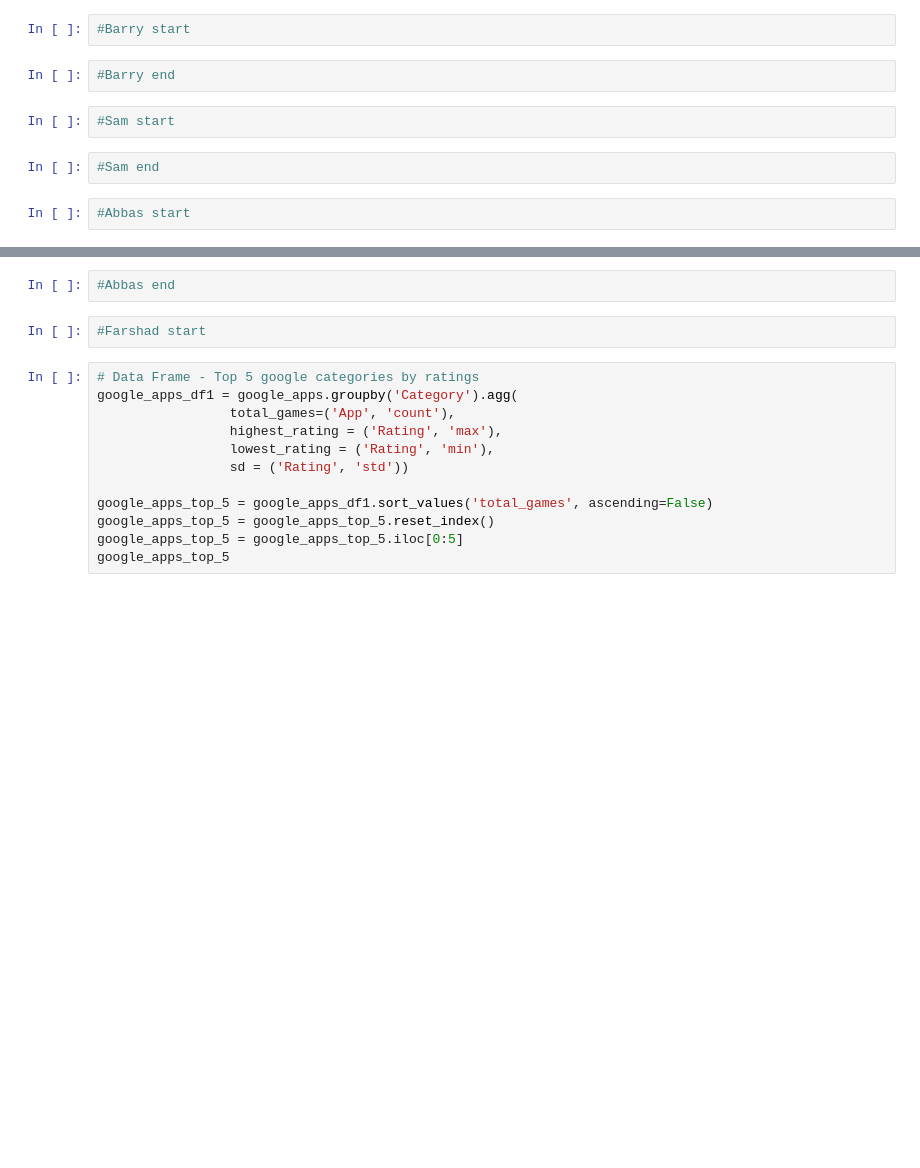
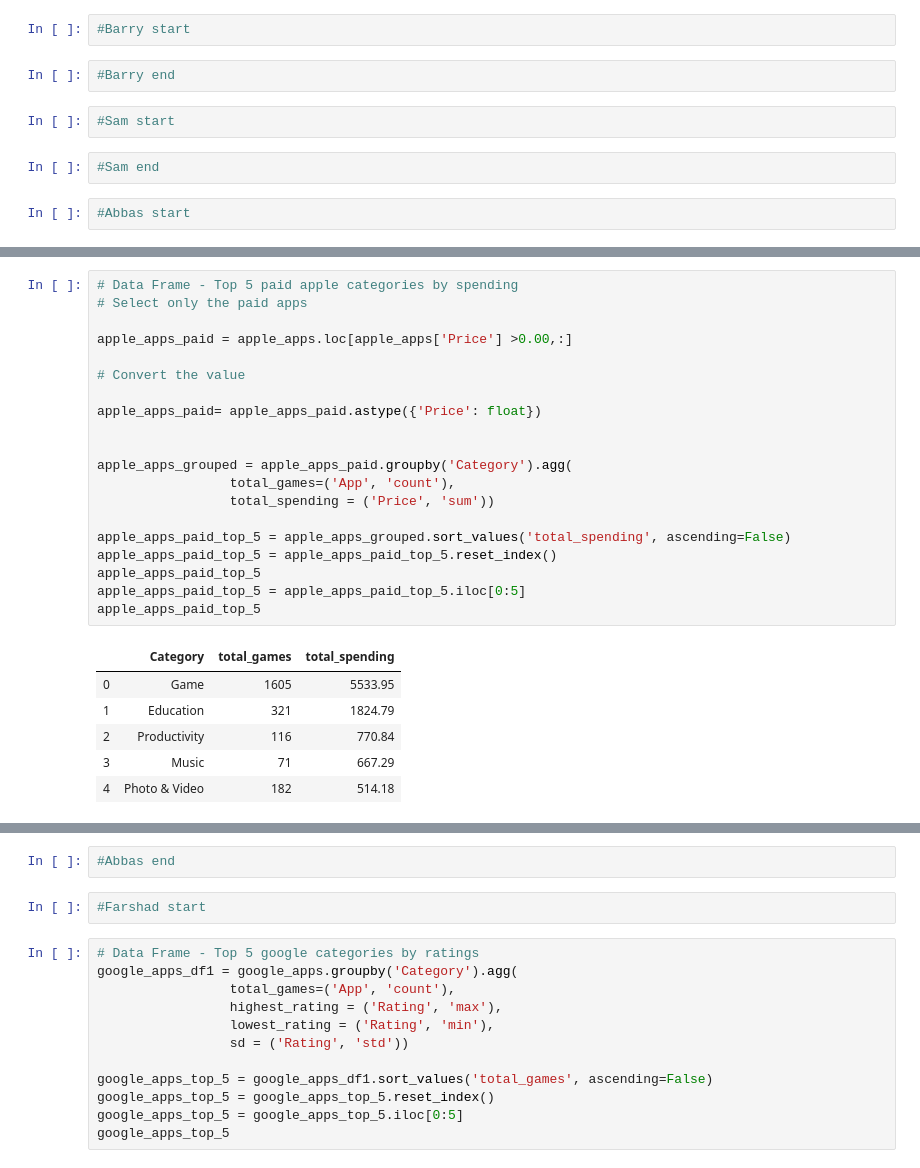
Before and after one commit to esnaaf1/project-one, a Jupyter notebook: TheAppTeamProject1.ipynb, the cells around one changed output, grey strips where cells are left out. Saved outputs shown, nothing was run; the diff lists cells and outputs as text; blank space fills up the shorter version.

```diff
--- a/TheAppTeamProject1.ipynb
+++ b/TheAppTeamProject1.ipynb
@@ -20,0 +86,27 @@ apple_apps= pd.read_csv("source/Apple_Apps_Clean.csv")
+# %%
+# Data Frame - Top 5 paid apple categories by spending
+# Select only the paid apps
+
+apple_apps_paid = apple_apps.loc[apple_apps['Price'] >0.00,:]
+
+# Convert the value
+
+apple_apps_paid= apple_apps_paid.astype({'Price': float})
+
+
+apple_apps_grouped = apple_apps_paid.groupby('Category').agg(
+                 total_games=('App', 'count'),
+                 total_spending = ('Price', 'sum'))
+
+apple_apps_paid_top_5 = apple_apps_grouped.sort_values('total_spending', ascending=False)
+apple_apps_paid_top_5 = apple_apps_paid_top_5.reset_index()
+apple_apps_paid_top_5
+apple_apps_paid_top_5 = apple_apps_paid_top_5.iloc[0:5]
+apple_apps_paid_top_5
+# %% [output]
+|  | Category | total_games | total_spending |
+| 0 | Game | 1605 | 5533.95 |
+| 1 | Education | 321 | 1824.79 |
+| 2 | Productivity | 116 | 770.84 |
+| 3 | Music | 71 | 667.29 |
+| 4 | Photo & Video | 182 | 514.18 |
```
Also changed, not shown: parts of 19 cells of this notebook, 8 other files.
